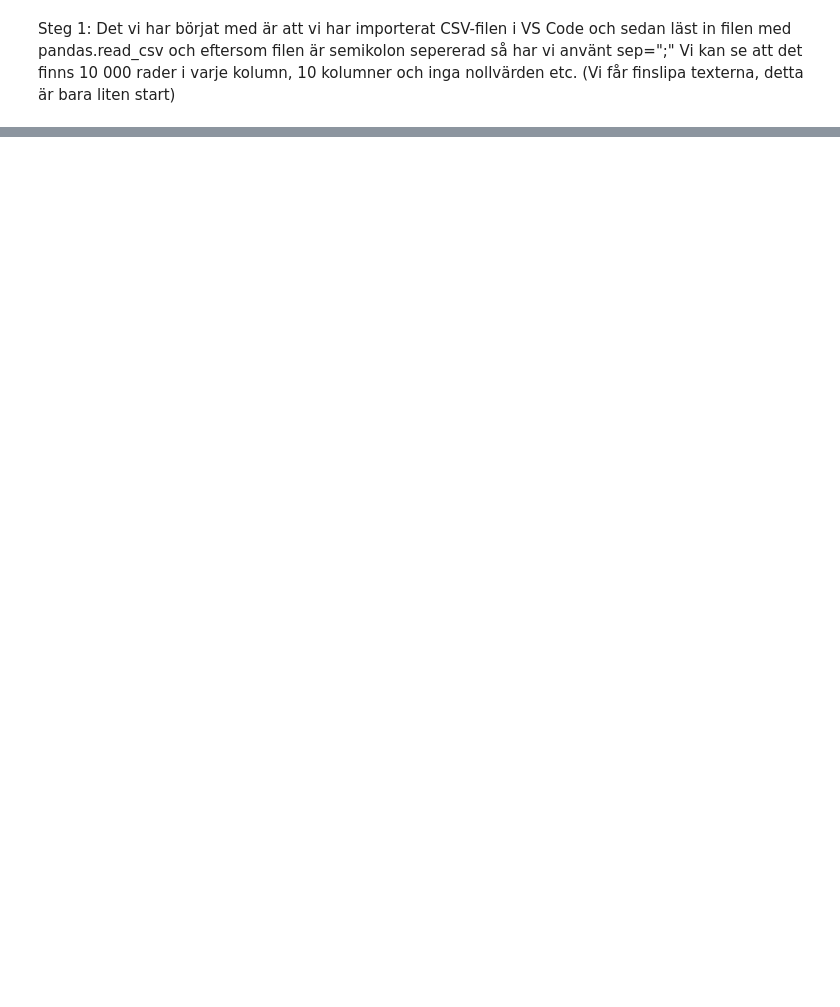
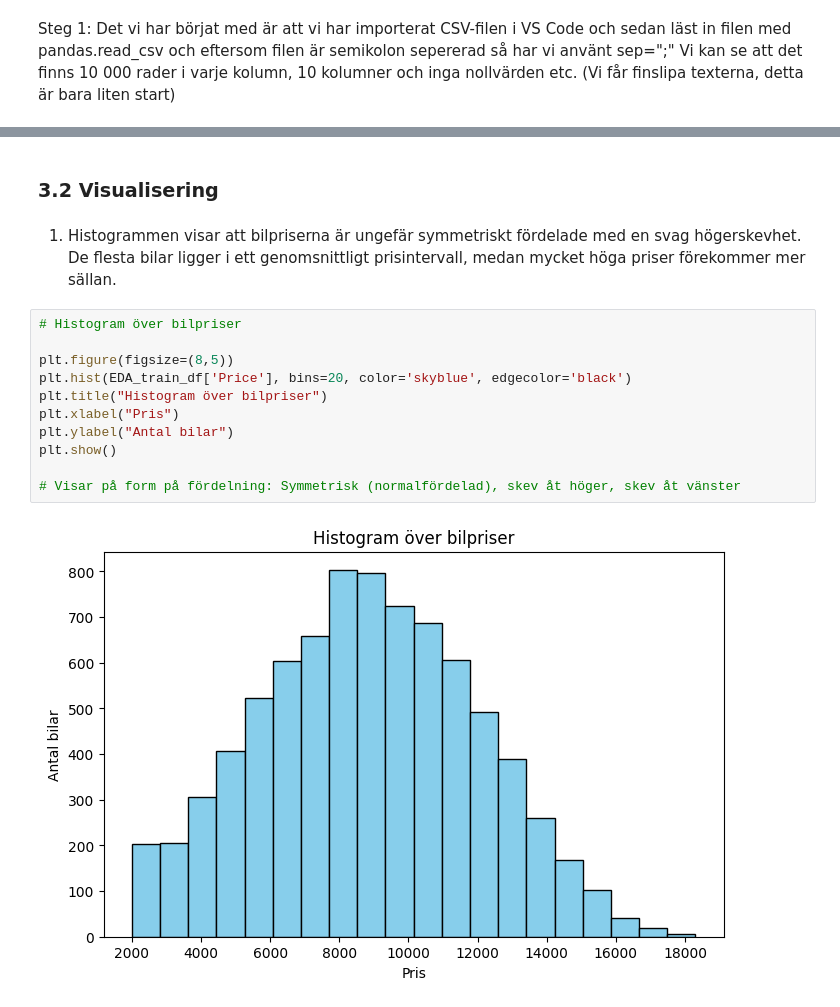
Before and after one commit to Pixelatrix/MachineLearning, a Jupyter notebook: Lillia/Lillia.ipynb, the cells around one changed output, grey strips where cells are left out. Drawn from its saved outputs; the diff is of its cells as text; blank space fills up the shorter version.

```diff
--- a/Lillia/Lillia.ipynb
+++ b/Lillia/Lillia.ipynb
@@ -219,0 +109,17 @@ print(X_test_prepared.shape)
+# %% [markdown]
+### 3.2 Visualisering
+# %% [markdown]
+1. Histogrammen visar att bilpriserna är ungefär symmetriskt fördelade med en svag högerskevhet. De flesta bilar ligger i ett genomsnittligt prisintervall, medan mycket höga priser förekommer mer sällan.
+# %%
+# Histogram över bilpriser
+
+plt.figure(figsize=(8,5))
+plt.hist(EDA_train_df['Price'], bins=20, color='skyblue', edgecolor='black')
+plt.title("Histogram över bilpriser")
+plt.xlabel("Pris")
+plt.ylabel("Antal bilar")
+plt.show()
+
+# Visar på form på fördelning: Symmetrisk (normalfördelad), skev åt höger, skev åt vänster
+# %% [output]
+[figure, added]
```
Also changed, not shown: parts of 50 cells of this notebook.
